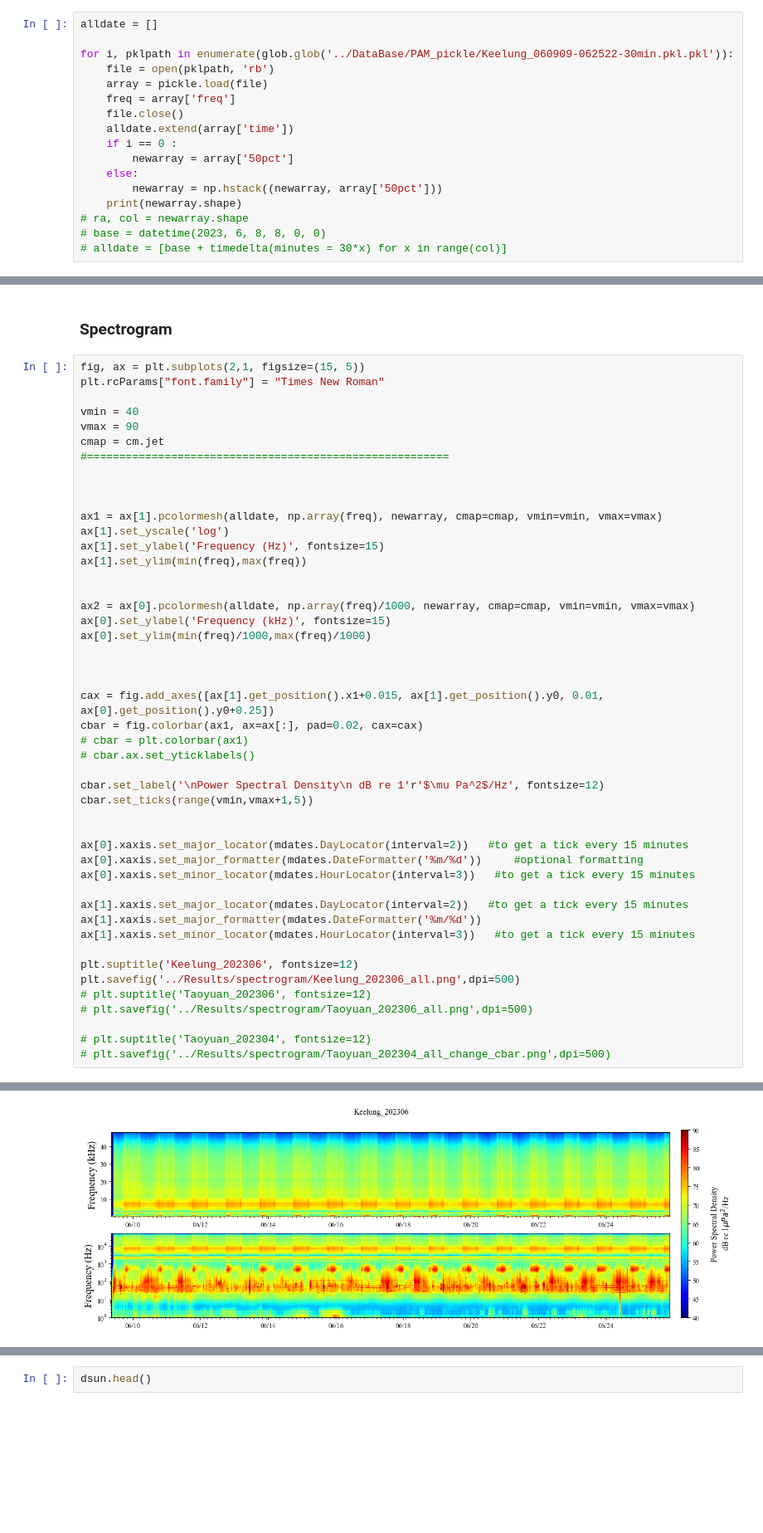
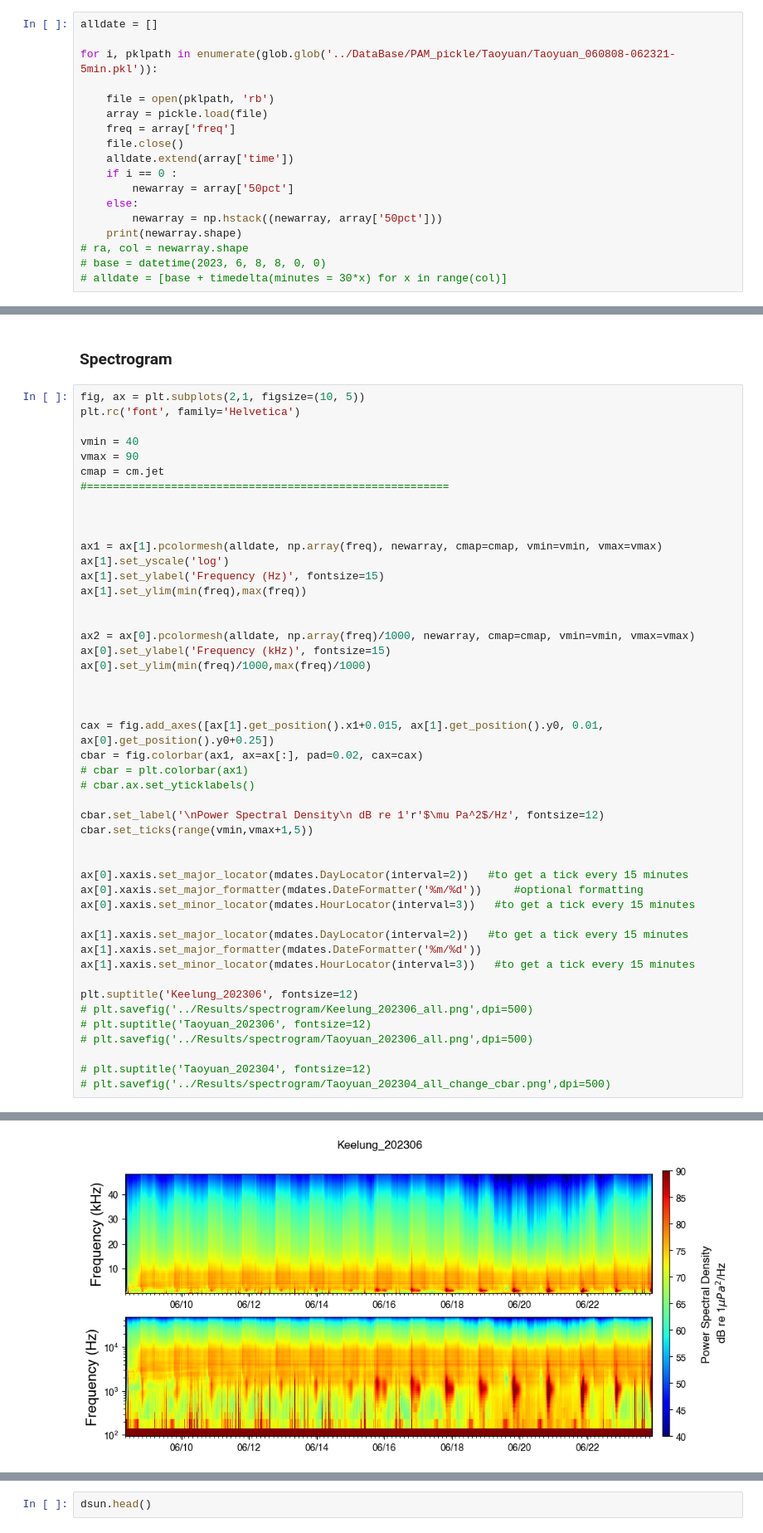
Before and after one commit to jhtong33/Code, a Jupyter notebook: 00_Plot_spectrogram_pkl.ipynb, the cells around one changed output, grey strips where cells are left out. Shown at 83% size. Cells and saved outputs as stored; diff of their text form; blank space fills up the shorter version.

```diff
--- a/00_Plot_spectrogram_pkl.ipynb
+++ b/00_Plot_spectrogram_pkl.ipynb
@@ -12,7 +12,8 @@ from datetime import datetime, date, timedelta
 # %%
 alldate = []
 
-for i, pklpath in enumerate(glob.glob('../DataBase/PAM_pickle/Keelung_060909-062522-30min.pkl.pkl')):
+for i, pklpath in enumerate(glob.glob('../DataBase/PAM_pickle/Taoyuan/Taoyuan_060808-062321-5min.pkl')):
+
     file = open(pklpath, 'rb')
     array = pickle.load(file)
     freq = array['freq']
@@ -61,8 +61,8 @@ Users of the modes 'nearest', 'lower', 'higher', or 'midpoint' are encouraged to
 # %% [markdown]
 ### Spectrogram
 # %%
-fig, ax = plt.subplots(2,1, figsize=(15, 5))
-plt.rcParams["font.family"] = "Times New Roman"
+fig, ax = plt.subplots(2,1, figsize=(10, 5))
+plt.rc('font', family='Helvetica')
 
 vmin = 40
 vmax = 90
@@ -101,7 +101,7 @@ ax[1].xaxis.set_major_formatter(mdates.DateFormatter('%m/%d'))
 ax[1].xaxis.set_minor_locator(mdates.HourLocator(interval=3))   #to get a tick every 15 minutes
 
 plt.suptitle('Keelung_202306', fontsize=12)
-plt.savefig('../Results/spectrogram/Keelung_202306_all.png',dpi=500)
+# plt.savefig('../Results/spectrogram/Keelung_202306_all.png',dpi=500)
 # plt.suptitle('Taoyuan_202306', fontsize=12)
 # plt.savefig('../Results/spectrogram/Taoyuan_202306_all.png',dpi=500)
 
@@ -111 +112 @@ plt.savefig('../Results/spectrogram/Keelung_202306_all.png',dpi=500)
-[figure, old version]
+[figure, new version]
```
Also changed, not shown: parts of 5 cells of this notebook, 23 other files.
